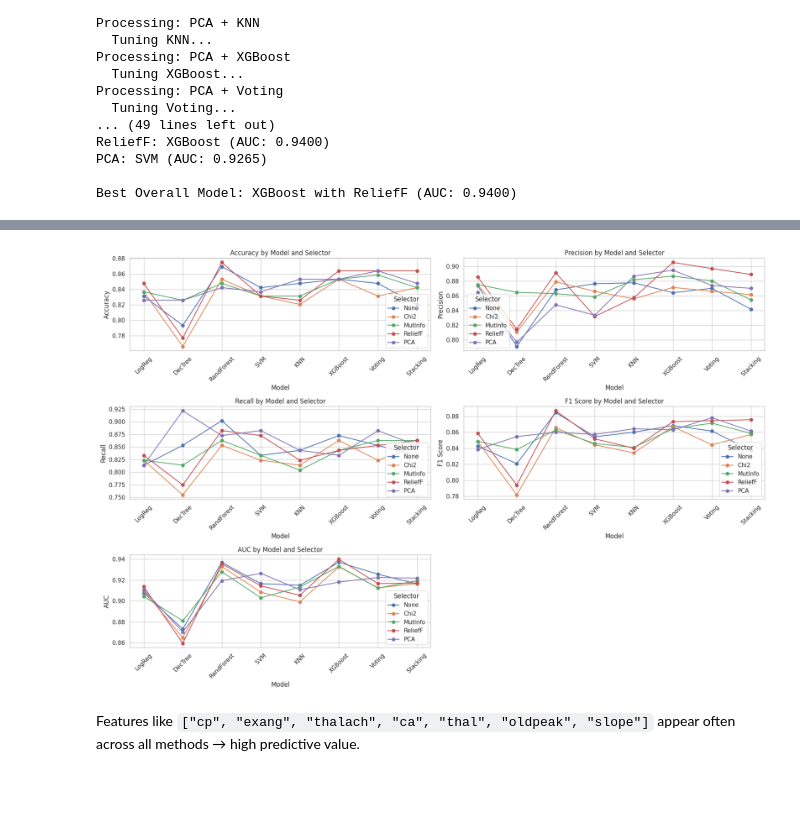
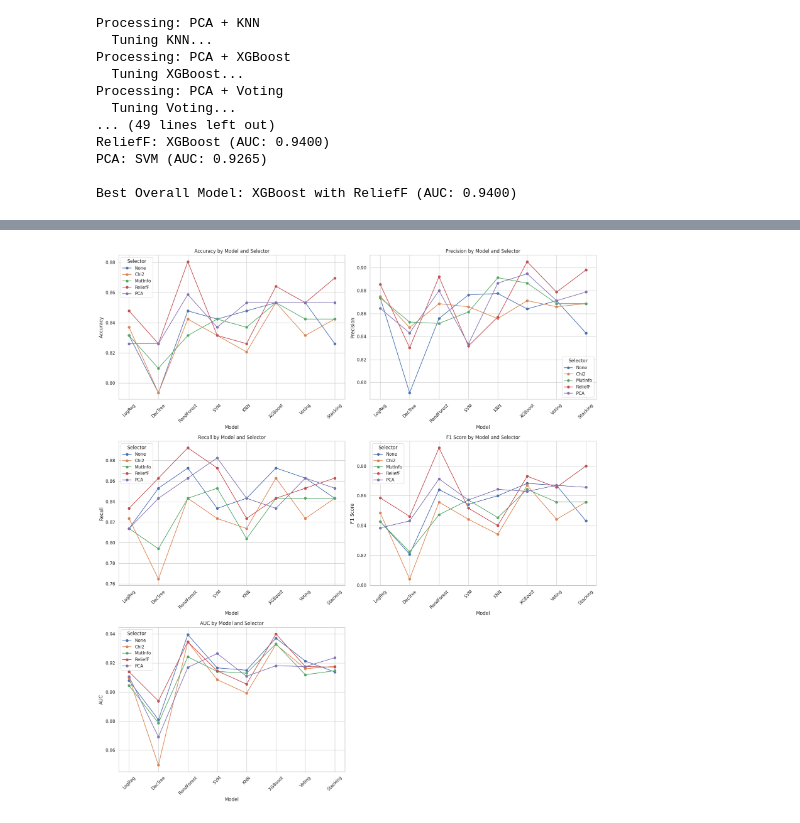
Before and after one commit to arash-jafarpour/hd-dataset, a Jupyter notebook: classification.ipynb, the cells around one changed output, grey strips where cells are left out. Cells and saved outputs as stored; diff of their text form; code cells hidden in the pictures; blank space fills up the shorter version.

```diff
--- a/classification.ipynb
+++ b/classification.ipynb
@@ -645,33 +512,31 @@ plt.show()
 # %%
 import matplotlib.pyplot as plt
 
 # Metrics to visualize
 metrics = ["Accuracy", "Precision", "Recall", "F1 Score", "AUC"]
 
 # List of unique models and selectors for ordering
 models = df_results['Model'].unique()
 selectors = df_results['Selector'].unique()
 
-plt.figure(figsize=(18, 12))
+plt.figure(figsize=(18, 20))
 for i, metric in enumerate(metrics, 1):
     plt.subplot(3, 2, i)
 
     for sel in selectors:
         subset = df_results[df_results['Selector'] == sel]
         # Ensure consistent order by model
         subset = subset.set_index('Model').reindex(models)
         plt.plot(models, subset[metric], marker='o', label=sel)
 
     plt.title(f"{metric} by Model and Selector")
     plt.xlabel("Model")
     plt.ylabel(metric)
     plt.xticks(rotation=45)
     plt.grid(True)
     plt.legend(title="Selector")
 
 plt.tight_layout()
 plt.show()
 # %% [output]
-[figure, old version]
+[figure, new version]
-# %% [markdown]
-Features like `["cp", "exang", "thalach", "ca", "thal", "oldpeak", "slope"]` appear often across all methods → high predictive value.
```
Also changed, not shown: parts of 4 cells of this notebook, 10 other files.
